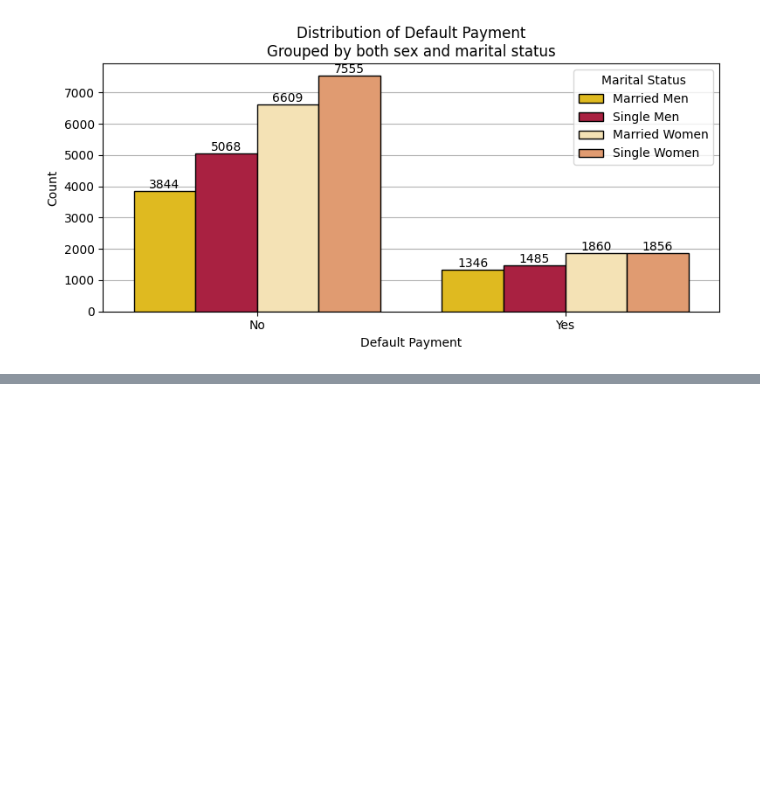
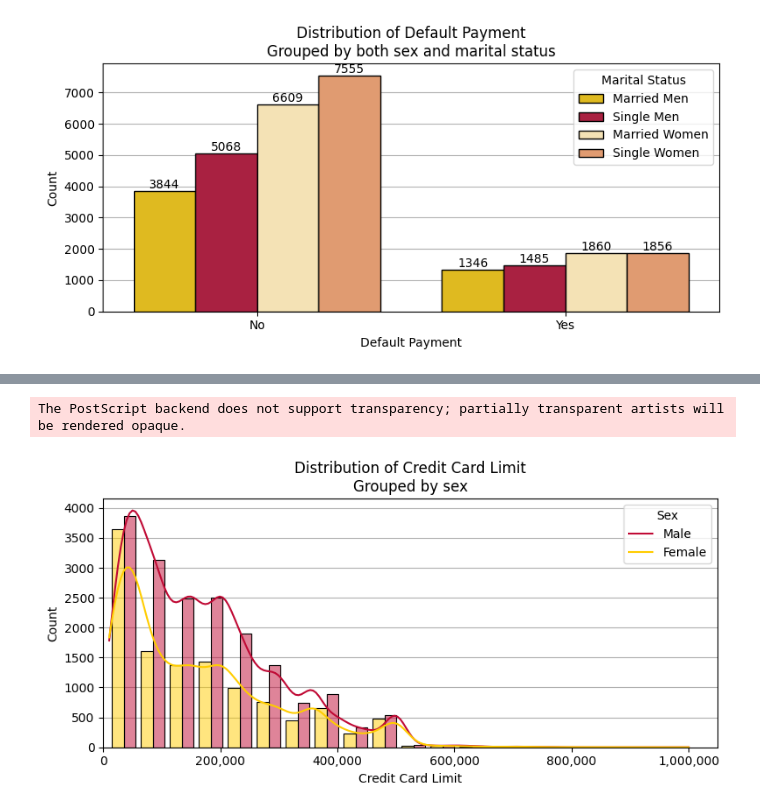
Before and after one commit to Denbergvanthijs/HCML, a Jupyter notebook: data_exploration.ipynb, the cells around one changed output, grey strips where cells are left out. Saved outputs shown, nothing was run; the diff lists cells and outputs as text; code cells hidden in the pictures; blank space fills up the shorter version.

Commit message:
Added credit limit plots

```diff
--- a/data_exploration.ipynb
+++ b/data_exploration.ipynb
@@ -165,0 +181,21 @@ stat_parity = ...
+# %%
+# Plot histogram of credit card limit, grouped by sex
+fig, ax = plt.subplots(figsize=(8, 4))
+sns.histplot(x="LIMIT_BAL", data=df, ax=ax, palette=UU_PAL, edgecolor="black", hue="SEX", multiple="dodge", bins=20, kde=True, shrink=.8)
+
+ax.set_title("Distribution of Credit Card Limit\nGrouped by sex")
+ax.set_xlabel("Credit Card Limit")
+ax.set_ylabel("Count")
+ax.set_axisbelow(True)  # For the grid lines to be behind the bars
+ax.grid(axis="y")  # Only horizontal grid lines
+ax.set_xlim(0, None)
+# Set x-axis labels to integer instead of scientific notation
+ax.set_xticklabels([f"{int(tick):,}" for tick in ax.get_xticks().tolist()])
+plt.legend(title="Sex", labels=labels_sex)
+
+plt.tight_layout()
+plt.savefig("images/credit_limit_sex.eps", format="eps")
+plt.show()
+# %% [output]
+The PostScript backend does not support transparency; partially transparent artists will be rendered opaque.
+[figure, added]
```
Also changed, not shown: parts of 3 cells of this notebook, 5 other files.
